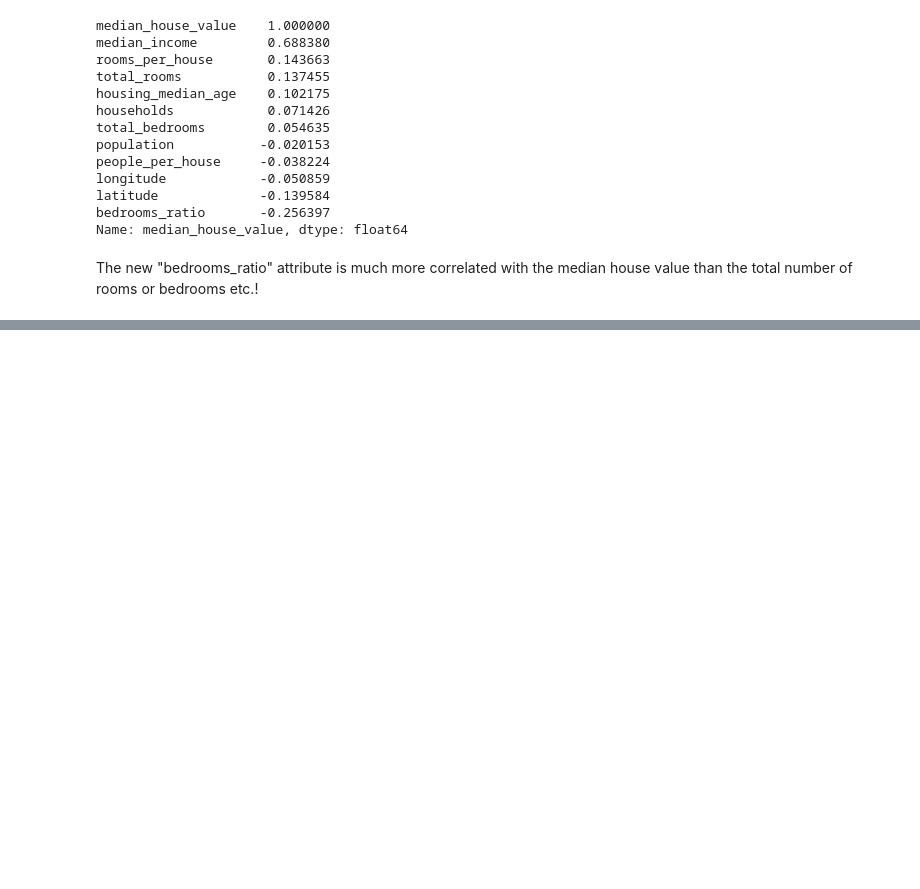
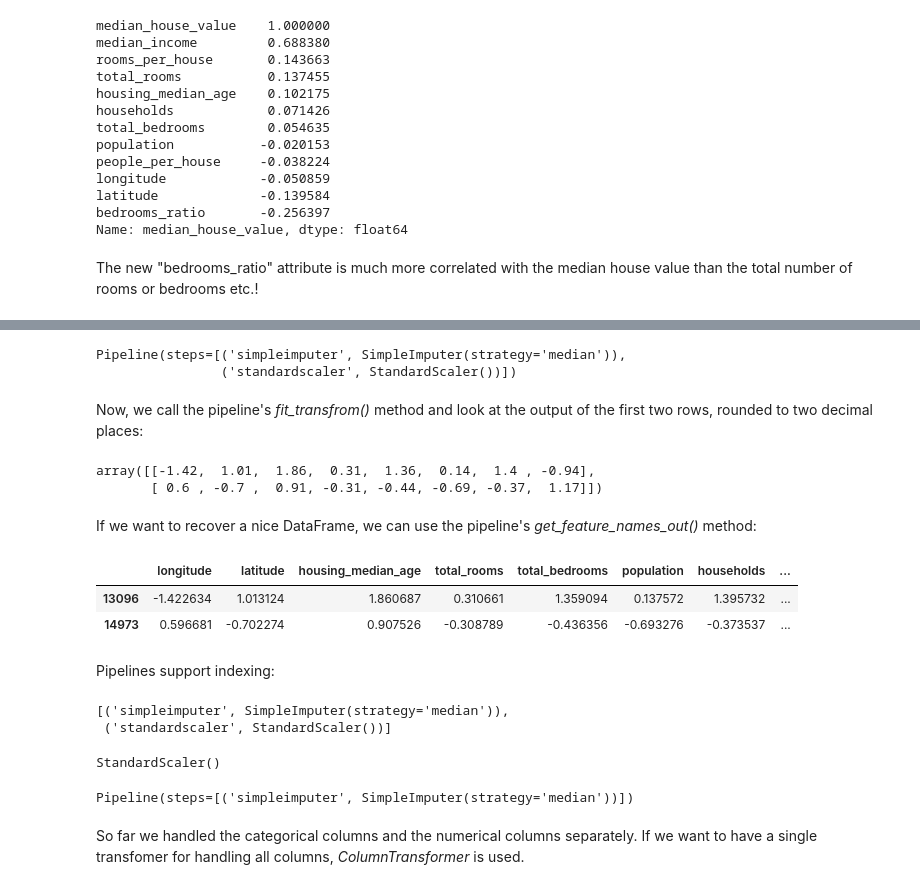
Before and after one commit to PawelMizura/Hands-On_ML, a Jupyter notebook: project_notebook.ipynb, the cells around one changed output, grey strips where cells are left out. Cells and saved outputs as stored; diff of their text form; code cells hidden in the pictures; blank space fills up the shorter version.

```diff
--- a/project_notebook.ipynb
+++ b/project_notebook.ipynb
@@ -392,0 +436,2 @@ The new "bedrooms_ratio" attribute is much more correlated with the median house
+# %%
+imputer.fit(housing_num)    # fitting the imputer instance to the training data
@@ -392,0 +771,46 @@ The new "bedrooms_ratio" attribute is much more correlated with the median house
+# %%
+from sklearn.pipeline import make_pipeline
+
+num_pipeline = make_pipeline(SimpleImputer(strategy="median"), StandardScaler())
+# %%
+num_pipeline
+# %% [output]
+Pipeline(steps=[('simpleimputer', SimpleImputer(strategy='median')),
+                ('standardscaler', StandardScaler())])
+# %% [markdown]
+Now, we call the pipeline's *fit_transfrom()* method and look at the output of the first two rows, rounded to two decimal places:
+# %%
+housing_num_prepared = num_pipeline.fit_transform(housing_num)
+housing_num_prepared[:2].round(2)
+# %% [output]
+array([[-1.42,  1.01,  1.86,  0.31,  1.36,  0.14,  1.4 , -0.94],
+       [ 0.6 , -0.7 ,  0.91, -0.31, -0.44, -0.69, -0.37,  1.17]])
+# %% [markdown]
+If we want to recover a nice DataFrame, we can use the pipeline's *get_feature_names_out()* method:
+# %%
+df_housing_num_prepared = pd.DataFrame(
+    housing_num_prepared, columns=num_pipeline.get_feature_names_out(),
+    index=housing_num.index)
+# %%
+df_housing_num_prepared.head(2)
+# %% [output]
+|  | longitude | latitude | housing_median_age | total_rooms | total_bedrooms | population | households | ... |
+| 13096 | -1.422634 | 1.013124 | 1.860687 | 0.310661 | 1.359094 | 0.137572 | 1.395732 | ... |
+| 14973 | 0.596681 | -0.702274 | 0.907526 | -0.308789 | -0.436356 | -0.693276 | -0.373537 | ... |
+# %% [markdown]
+Pipelines support indexing:
+# %%
+num_pipeline.steps
+# %% [output]
+[('simpleimputer', SimpleImputer(strategy='median')),
+ ('standardscaler', StandardScaler())]
+# %%
+num_pipeline[1]
+# %% [output]
+StandardScaler()
+# %%
+num_pipeline[:-1]
+# %% [output]
+Pipeline(steps=[('simpleimputer', SimpleImputer(strategy='median'))])
+# %% [markdown]
+So far we handled the categorical columns and the numerical columns separately. If we want to have a single transfomer for handling all columns, *ColumnTransformer* is used.
```
Also changed, not shown: parts of 91 cells of this notebook.
